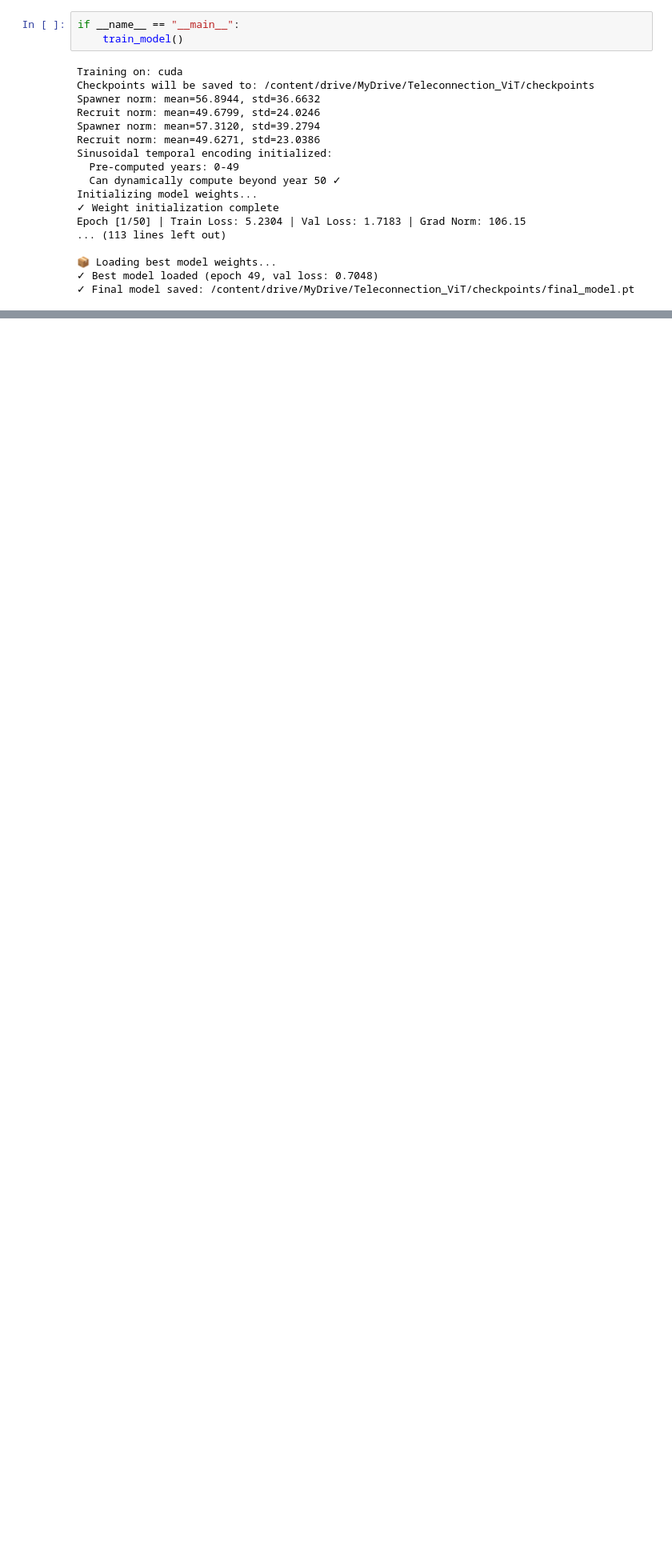
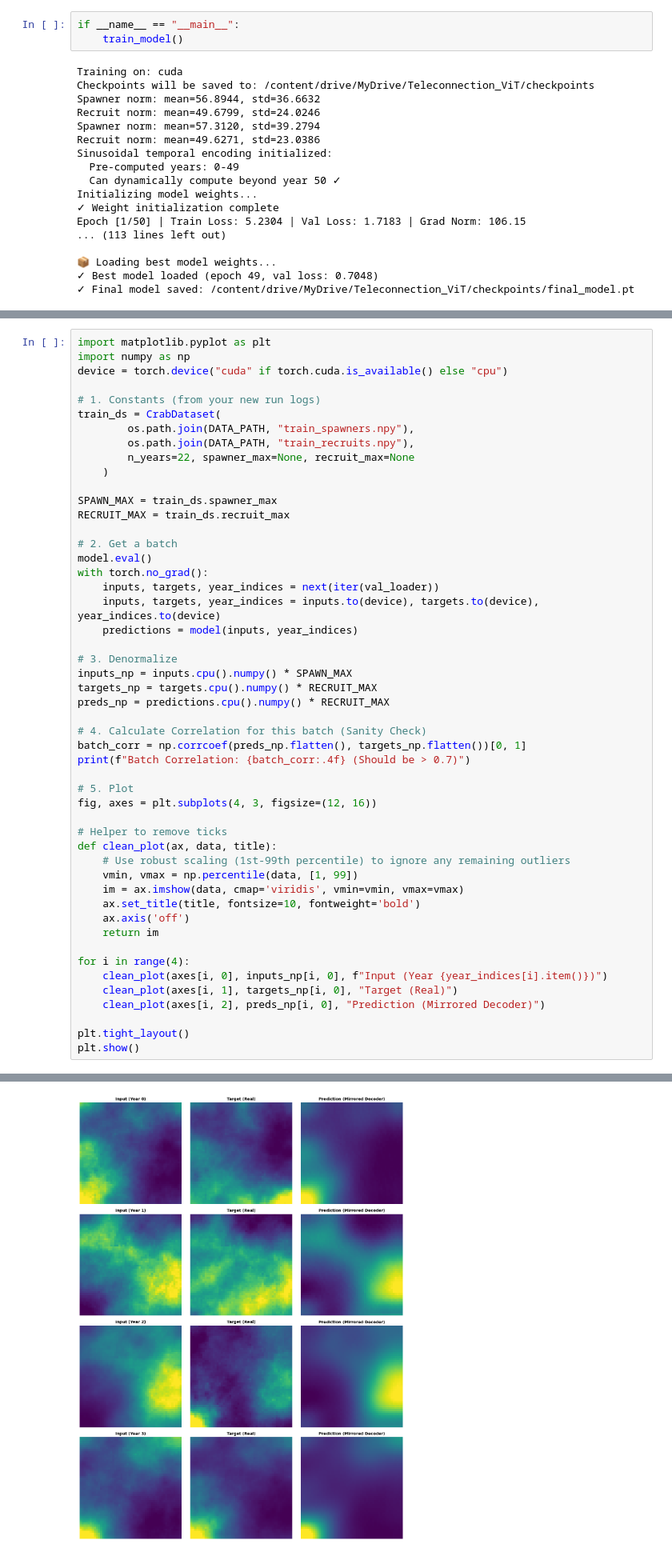
Before and after one commit to nmorok/Teleconnections-ViT, a Jupyter notebook: models/train.ipynb, the cells around one changed output, grey strips where cells are left out. Shown at 80% size. Cells and saved outputs as stored; diff of their text form; blank space fills up the shorter version.

```diff
--- a/models/train.ipynb
+++ b/models/train.ipynb
@@ -430,0 +467,51 @@ def train_model_max_scaled():
+# %%
+import matplotlib.pyplot as plt
+import numpy as np
+device = torch.device("cuda" if torch.cuda.is_available() else "cpu")
+
+# 1. Constants (from your new run logs)
+train_ds = CrabDataset(
+        os.path.join(DATA_PATH, "train_spawners.npy"),
+        os.path.join(DATA_PATH, "train_recruits.npy"),
+        n_years=22, spawner_max=None, recruit_max=None
+    )
+
+SPAWN_MAX = train_ds.spawner_max
+RECRUIT_MAX = train_ds.recruit_max
+
+# 2. Get a batch
+model.eval()
+with torch.no_grad():
+    inputs, targets, year_indices = next(iter(val_loader))
+    inputs, targets, year_indices = inputs.to(device), targets.to(device), year_indices.to(device)
+    predictions = model(inputs, year_indices)
+
+# 3. Denormalize
+inputs_np = inputs.cpu().numpy() * SPAWN_MAX
+targets_np = targets.cpu().numpy() * RECRUIT_MAX
+preds_np = predictions.cpu().numpy() * RECRUIT_MAX
+
+# 4. Calculate Correlation for this batch (Sanity Check)
+batch_corr = np.corrcoef(preds_np.flatten(), targets_np.flatten())[0, 1]
+print(f"Batch Correlation: {batch_corr:.4f} (Should be > 0.7)")
+
+# 5. Plot
+fig, axes = plt.subplots(4, 3, figsize=(12, 16))
+
+# Helper to remove ticks
+def clean_plot(ax, data, title):
+    # Use robust scaling (1st-99th percentile) to ignore any remaining outliers
+    vmin, vmax = np.percentile(data, [1, 99])
+    im = ax.imshow(data, cmap='viridis', vmin=vmin, vmax=vmax)
+    ax.set_title(title, fontsize=10, fontweight='bold')
+    ax.axis('off')
+    return im
+
+for i in range(4):
+    clean_plot(axes[i, 0], inputs_np[i, 0], f"Input (Year {year_indices[i].item()})")
+    clean_plot(axes[i, 1], targets_np[i, 0], "Target (Real)")
+    clean_plot(axes[i, 2], preds_np[i, 0], "Prediction (Mirrored Decoder)")
+
+plt.tight_layout()
+plt.show()
+# %% [output]
@@ -430,0 +521 @@ def train_model_max_scaled():
+[figure, added]
```
Also changed, not shown: parts of 18 cells of this notebook.
